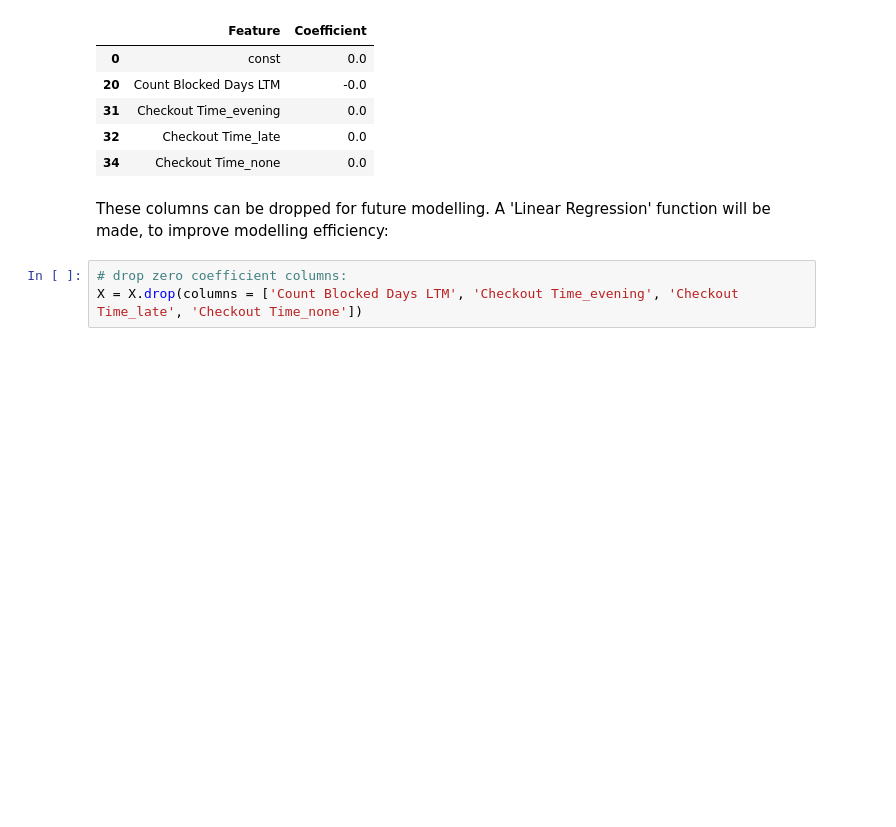
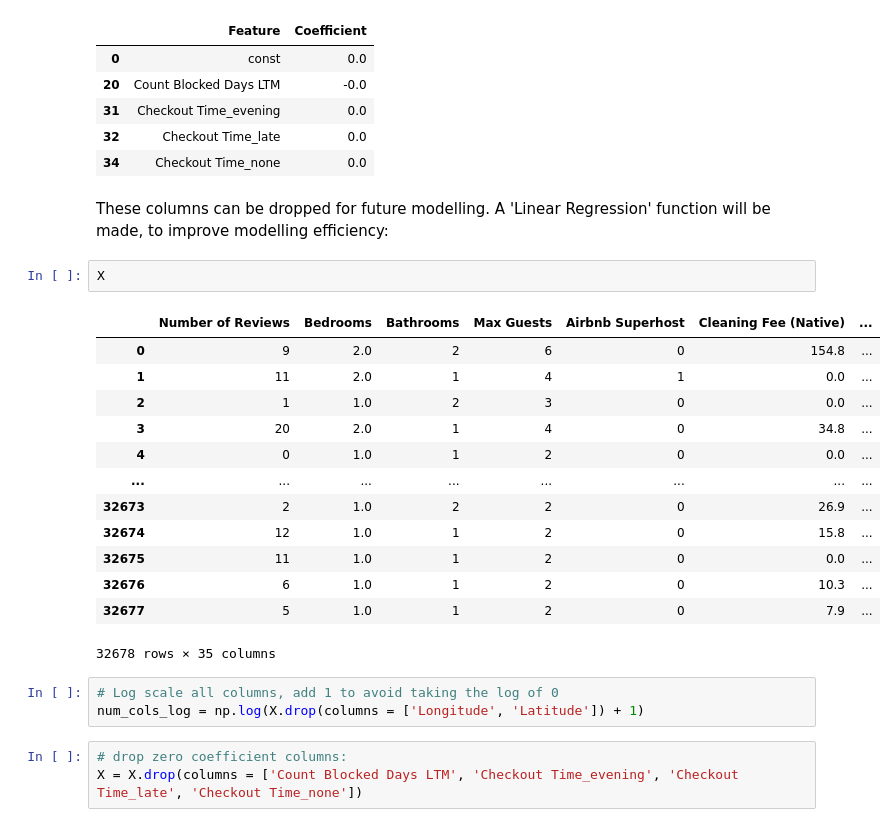
Before and after one commit to BMedlam/Accounting-For-Taste, a Jupyter notebook: Initial Modelling - Capstone.ipynb, the cells around one changed output. Saved outputs shown, nothing was run; the diff lists cells and outputs as text; blank space fills up the shorter version.

```diff
--- a/Initial Modelling - Capstone.ipynb
+++ b/Initial Modelling - Capstone.ipynb
@@ -389,6 +371,25 @@ coef_L1_df[coef_L1_df['Coefficient'] == 0]
 | 34 | Checkout Time_none | 0.0 |
 # %% [markdown]
 These columns can be dropped for future modelling. A 'Linear Regression' function will be made, to improve modelling efficiency:
+# %%
+X
+# %% [output]
+|  | Number of Reviews | Bedrooms | Bathrooms | Max Guests | Airbnb Superhost | Cleaning Fee (Native) | ... |
+| 0 | 9 | 2.0 | 2 | 6 | 0 | 154.8 | ... |
+| 1 | 11 | 2.0 | 1 | 4 | 1 | 0.0 | ... |
+| 2 | 1 | 1.0 | 2 | 3 | 0 | 0.0 | ... |
+| 3 | 20 | 2.0 | 1 | 4 | 0 | 34.8 | ... |
+| 4 | 0 | 1.0 | 1 | 2 | 0 | 0.0 | ... |
+| ... | ... | ... | ... | ... | ... | ... | ... |
+| 32673 | 2 | 1.0 | 2 | 2 | 0 | 26.9 | ... |
+| 32674 | 12 | 1.0 | 1 | 2 | 0 | 15.8 | ... |
+| 32675 | 11 | 1.0 | 1 | 2 | 0 | 0.0 | ... |
+| 32676 | 6 | 1.0 | 1 | 2 | 0 | 10.3 | ... |
+| 32677 | 5 | 1.0 | 1 | 2 | 0 | 7.9 | ... |
+32678 rows × 35 columns
+# %%
+# Log scale all columns, add 1 to avoid taking the log of 0
+num_cols_log = np.log(X.drop(columns = ['Longitude', 'Latitude']) + 1)
 # %%
 # drop zero coefficient columns:
 X = X.drop(columns = ['Count Blocked Days LTM', 'Checkout Time_evening', 'Checkout Time_late', 'Checkout Time_none'])
```
Also changed, not shown: parts of 9 cells of this notebook.
